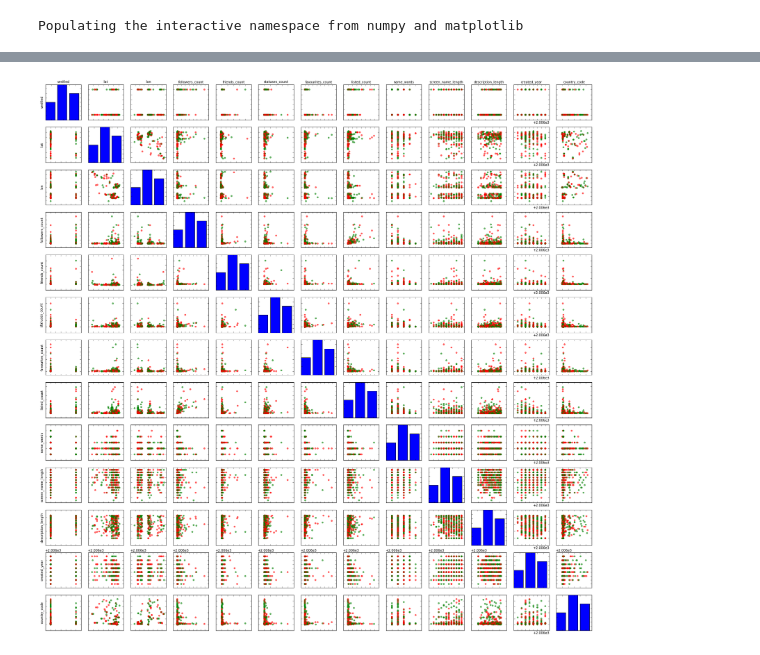
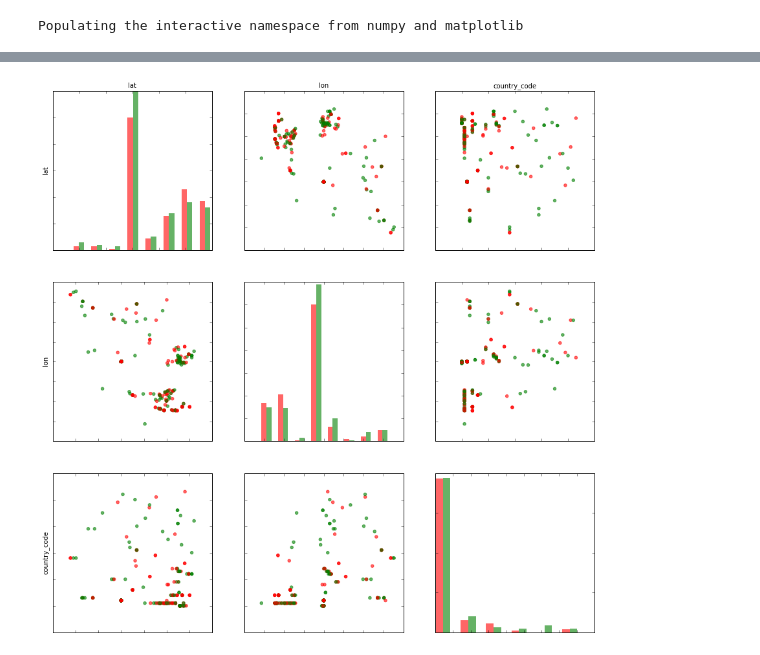
Before and after one commit to anokhin/sfera-dm, a Jupyter notebook: iter3/project/homework-2.ipynb, the cells around one changed output, grey strips where cells are left out. Cells and saved outputs as stored; diff of their text form; code cells hidden in the pictures.

```diff
--- a/iter3/project/homework-2.ipynb
+++ b/iter3/project/homework-2.ipynb
@@ -15,6 +15,8 @@ Populating the interactive namespace from numpy and matplotlib
 # %%
 ts_parser = lambda date_str: dateutil.parser.parse(date_str) if pd.notnull(date_str) else None
 df_users = pd.read_csv("files/hw1_out.csv", sep="\t", encoding="utf-8", quoting=csv.QUOTE_NONNUMERIC, converters={"created_at": ts_parser})
+df_users["lat"].fillna(value=0, inplace=True)
+df_users["lon"].fillna(value=0, inplace=True)
 # %%
 # Number of words in username
 REGEX_WHITESPACE = re.compile("\s+")
@@ -36,0 +41,4 @@ y = df_users["class"].values
+# %%
+for (i, j), corr in np.ndenumerate(np.corrcoef(x, rowvar=0)):
+    if i < j and np.abs(corr) > 0.25:
+        print "Correlated features: %s + %s -> %.2f" % (features[i], features[j], corr)
@@ -37,20 +60,46 @@ y = df_users["class"].values
 # %%
-pl.figure(figsize=(30, 30))
-colors = map(lambda y_i: ["g", "r"][y_i], y)
-for i, feature_i in enumerate(features):
-    for j, feature_j in enumerate(features):
-        axis = pl.subplot(len(features), len(features), len(features) * i + j + 1)
-        pl.tick_params(labelbottom=False, labelleft=False)
-        axis.xaxis.set_label_position('top')
-        if i == 0:
-            pl.xlabel(feature_j)
-        if j == 0:
-            pl.ylabel(feature_i)
-        # Do actual plotting
-        if i != j:
-            pl.scatter(x[:, j], x[:, i], color=colors, alpha=0.6)
-        else:
-            pl.bar([1,2,3], [2,4,3])
-pl.show()
+def plot_two_features_scatter(x_i, x_j, y):
+    colors = map(lambda y_i: ["g", "r"][y_i], y)
+    pl.scatter(x_j, x_i, color=colors, alpha=0.6)
+
+
+def plot_feature_histogram(x_i, y):
+    x_i_nn = x_i[pd.notnull(x_i)]
+    y_nn = y[pd.notnull(x_i)]
+    # Compute positive and negative histograms
+    n_uniqe = np.unique(x_i_nn).shape[0]
+    n_bins = int(np.log2(n_uniqe)) + 1
+    bins = np.linspace(np.min(x_i_nn), np.max(x_i_nn), n_bins + 1)
+    histogram_pos = np.histogram(x_i_nn[y_nn == 1], bins)
+    histogram_neg = np.histogram(x_i_nn[y_nn == 0], bins)
+    # Plot stacked barplots
+    width = 0.3 * (bins[1] - bins[0])
+    pl.bar(bins[:-1], histogram_pos[0], width, color='r', alpha=0.6, linewidth=0)
+    pl.bar(bins[:-1] + width, histogram_neg[0], width, color='g', alpha=0.6, linewidth=0)
+
+
+def plot_dataset(x, y, features):
+    pl.figure(figsize=(15, 15))
+
+    for i, feature_i in enumerate(features):
+        for j, feature_j in enumerate(features):
+            axis = pl.subplot(len(features), len(features), len(features) * i + j + 1)
+            pl.tick_params(labelbottom=False, labelleft=False)
+            axis.xaxis.set_label_position('top')
+            if i == 0:
+                pl.xlabel(feature_j)
+            if j == 0:
+                pl.ylabel(feature_i)
+            # Do actual plotting
+            if i != j:
+                plot_two_features_scatter(x[:, i], x[:, j], y)
+            else:
+                plot_feature_histogram(x[:, i], y)
+
+    pl.show()
-# %% [output]
-[figure, removed]
+# %%
+geo_features = ["lat", "lon", "country_code"]
+geo_feature_ind = [i for i, f in enumerate(features) if f in geo_features]
+plot_dataset(x[:, geo_feature_ind], y, geo_features)
+# %% [output]
+[figure, added]
```
Also changed, not shown: parts of 7 cells of this notebook.
